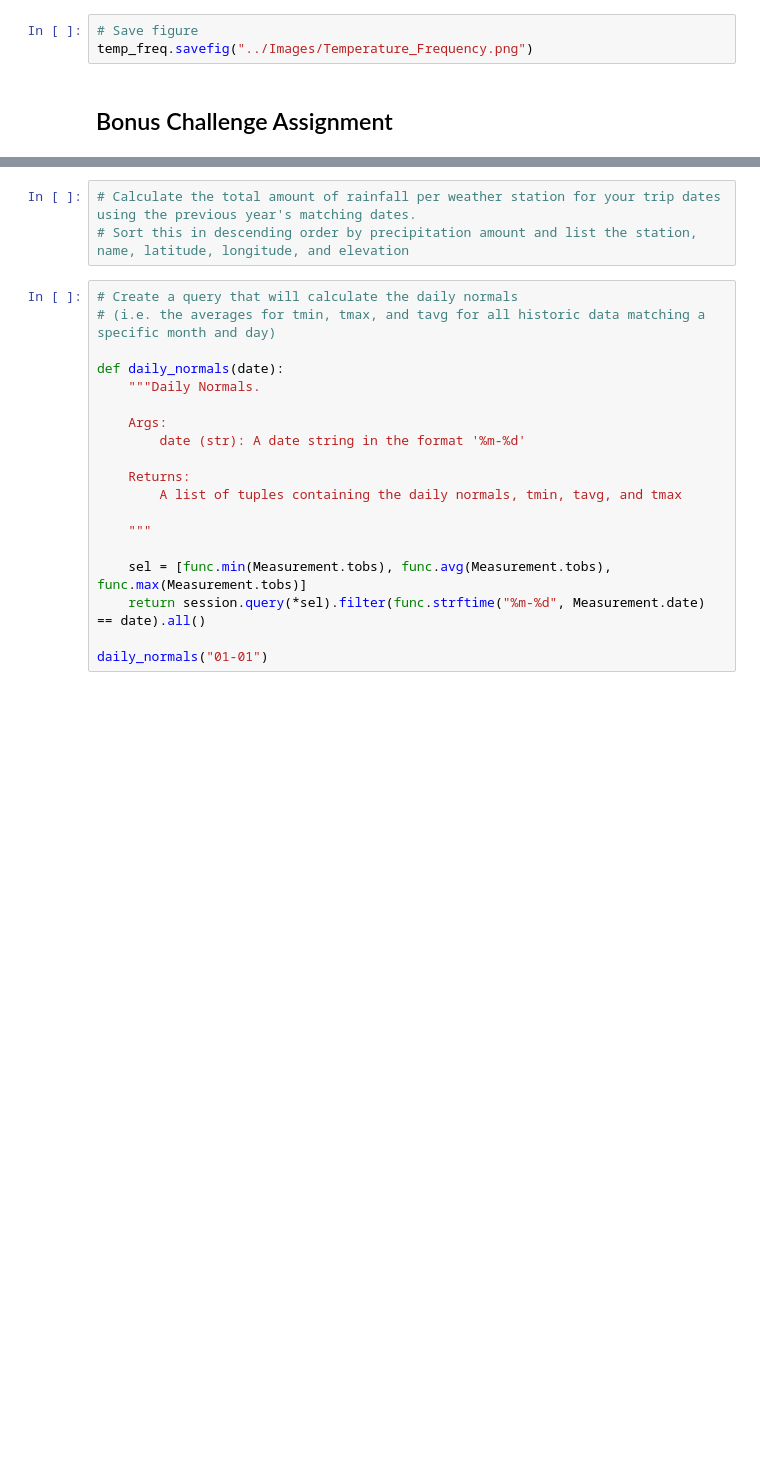
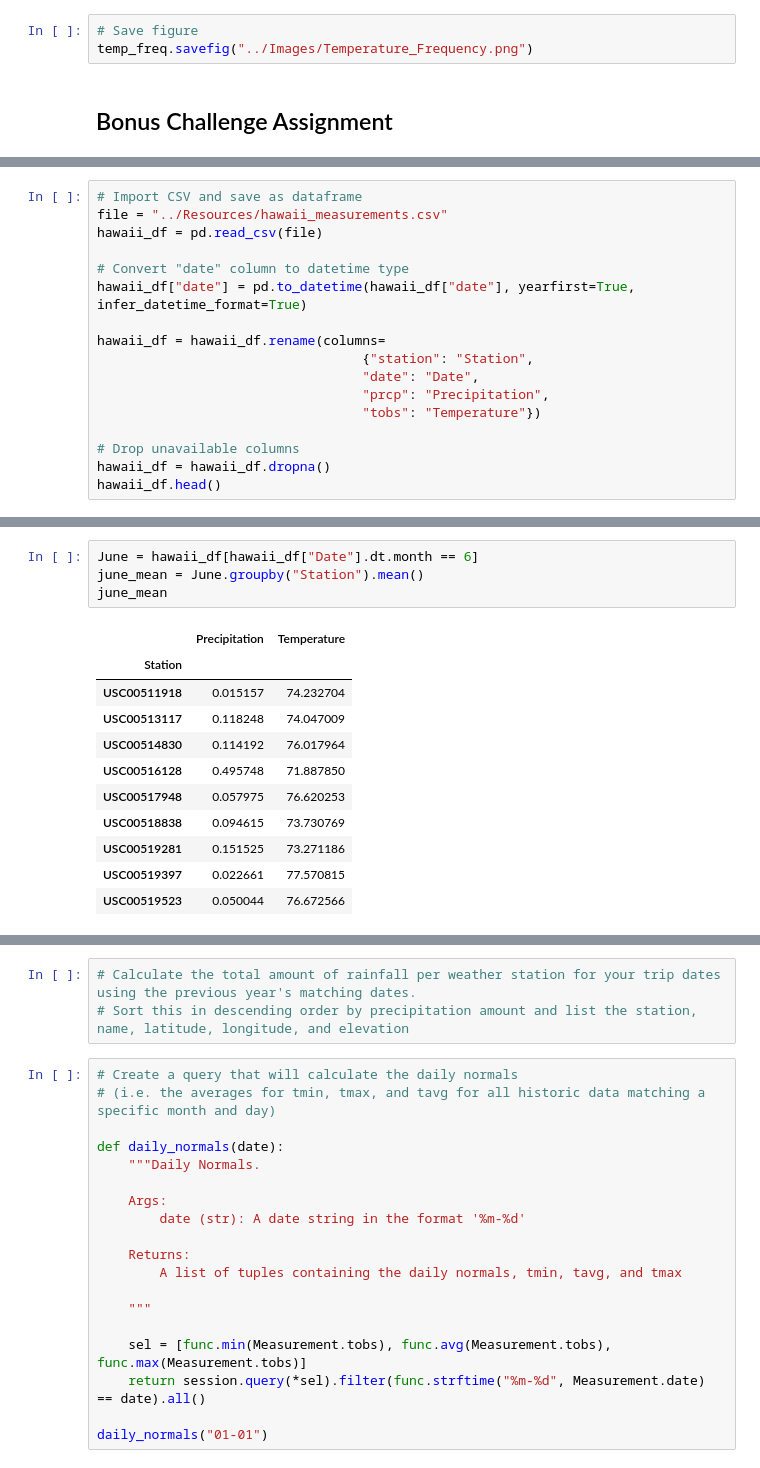
Before and after one commit to Rob-Ottogalli/sqlalchemy-challenge, a Jupyter notebook: Code/climate_starter_Robert_Ottogalli.ipynb, the cells around one changed output, grey strips where cells are left out. Drawn from its saved outputs; the diff is of its cells as text; blank space fills up the shorter version.

Commit message:
Completed Temperature Analysis Bonus

```diff
--- a/Code/climate_starter_Robert_Ottogalli.ipynb
+++ b/Code/climate_starter_Robert_Ottogalli.ipynb
@@ -306,0 +312,17 @@ temp_freq.savefig("../Images/Temperature_Frequency.png")
+# %%
+# Import CSV and save as dataframe
+file = "../Resources/hawaii_measurements.csv"
+hawaii_df = pd.read_csv(file)
+
+# Convert "date" column to datetime type
+hawaii_df["date"] = pd.to_datetime(hawaii_df["date"], yearfirst=True, infer_datetime_format=True)
+
+hawaii_df = hawaii_df.rename(columns=
+                                  {"station": "Station",
+                                  "date": "Date",
+                                  "prcp": "Precipitation",
+                                  "tobs": "Temperature"})
+
+# Drop unavailable columns
+hawaii_df = hawaii_df.dropna()
+hawaii_df.head()
@@ -306,0 +336,16 @@ temp_freq.savefig("../Images/Temperature_Frequency.png")
+# %%
+June = hawaii_df[hawaii_df["Date"].dt.month == 6]
+june_mean = June.groupby("Station").mean()
+june_mean
+# %% [output]
+|  | Precipitation | Temperature |
+| Station |  |  |
+| USC00511918 | 0.015157 | 74.232704 |
+| USC00513117 | 0.118248 | 74.047009 |
+| USC00514830 | 0.114192 | 76.017964 |
+| USC00516128 | 0.495748 | 71.887850 |
+| USC00517948 | 0.057975 | 76.620253 |
+| USC00518838 | 0.094615 | 73.730769 |
+| USC00519281 | 0.151525 | 73.271186 |
+| USC00519397 | 0.022661 | 77.570815 |
+| USC00519523 | 0.050044 | 76.672566 |
```
Also changed, not shown: parts of 15 cells of this notebook, 2 other files.
